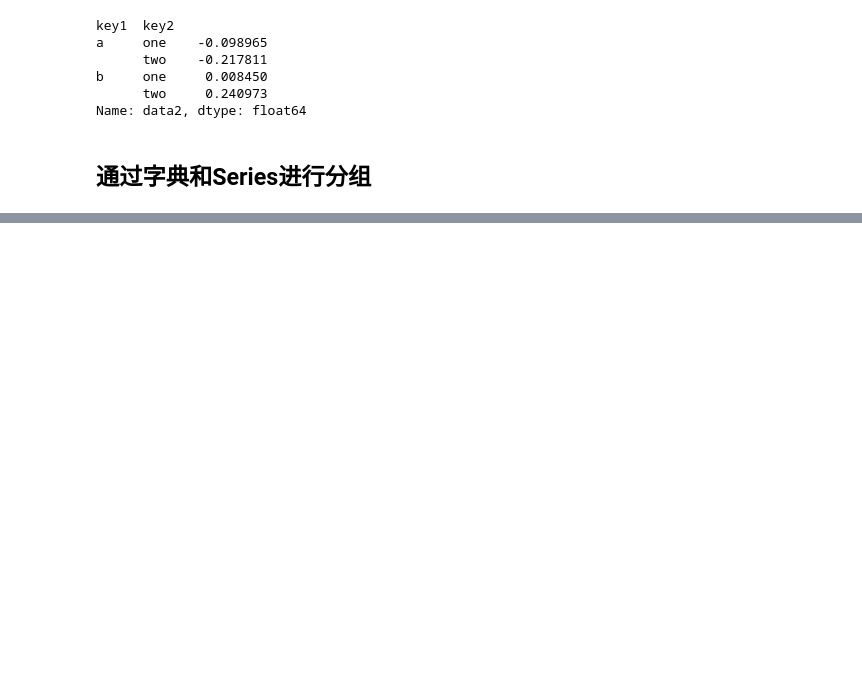
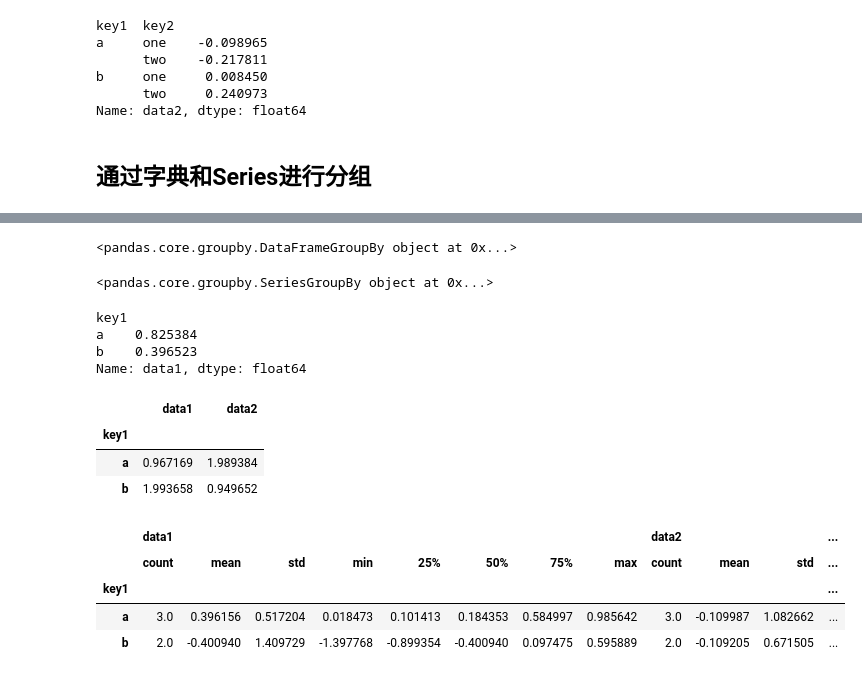
Before and after one commit to gloryfromca/PythonforDataAnalysis, a Jupyter notebook: Python_data_analysis_chapter_8.ipynb, the cells around one changed output, grey strips where cells are left out. Saved outputs shown, nothing was run; the diff lists cells and outputs as text; code cells hidden in the pictures; blank space fills up the shorter version.

```diff
--- a/Python_data_analysis_chapter_8.ipynb
+++ b/Python_data_analysis_chapter_8.ipynb
@@ -291,0 +376,17 @@ by_column.sum()
+# %%
+grouped = df.groupby('key1')
+# %%
+grouped
+# %% [output]
+<pandas.core.groupby.DataFrameGroupBy object at 0x...>
+# %%
+grouped['data1']
+# %% [output]
+<pandas.core.groupby.SeriesGroupBy object at 0x...>
+# %%
+grouped['data1'].quantile(0.9)
+# %% [output]
+key1
+a    0.825384
+b    0.396523
+Name: data1, dtype: float64
@@ -291,0 +396,15 @@ by_column.sum()
+# %%
+grouped.agg(peak_to_peak)
+# %% [output]
+|  | data1 | data2 |
+| key1 |  |  |
+| a | 0.967169 | 1.989384 |
+| b | 1.993658 | 0.949652 |
+# %%
+grouped.describe()
+# %% [output]
+|  | data1 |  |  |  |  |  |  |  | data2 |  |  | ... |
+|  | count | mean | std | min | 25% | 50% | 75% | max | count | mean | std | ... |
+| key1 |  |  |  |  |  |  |  |  |  |  |  | ... |
+| a | 3.0 | 0.396156 | 0.517204 | 0.018473 | 0.101413 | 0.184353 | 0.584997 | 0.985642 | 3.0 | -0.109987 | 1.082662 | ... |
+| b | 2.0 | -0.400940 | 1.409729 | -1.397768 | -0.899354 | -0.400940 | 0.097475 | 0.595889 | 2.0 | -0.109205 | 0.671505 | ... |
```
Also changed, not shown: parts of 54 cells of this notebook.
